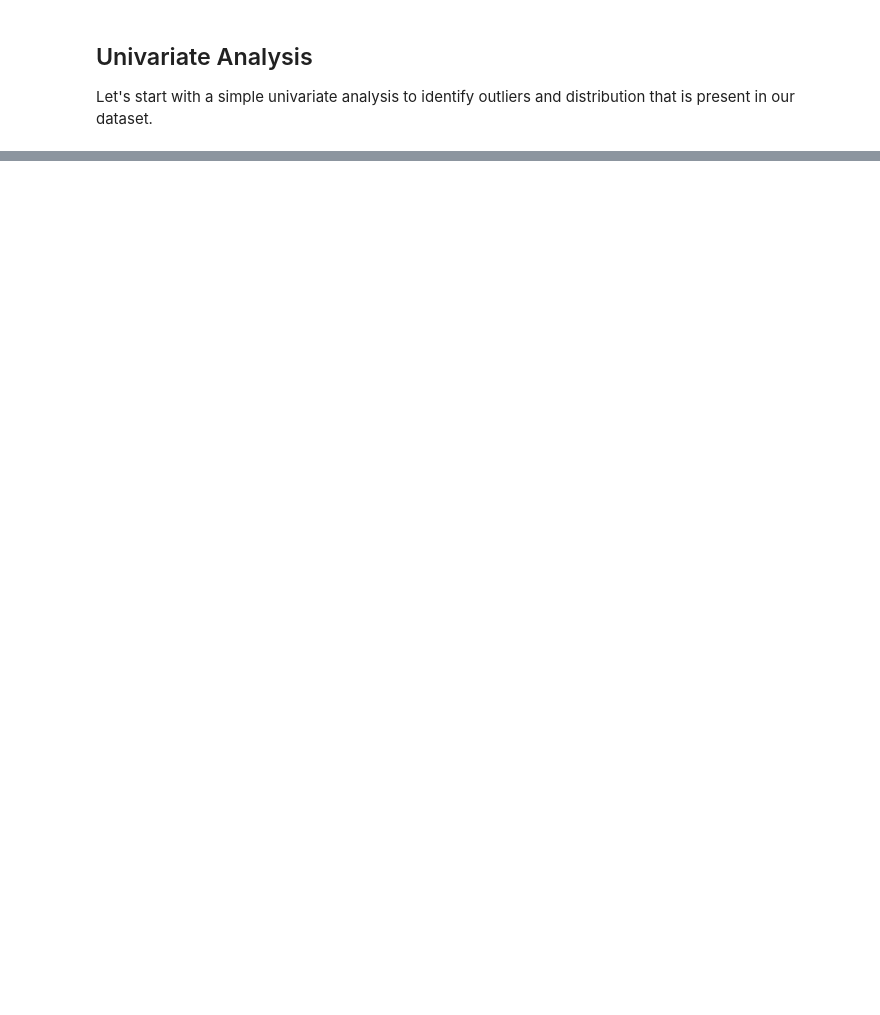
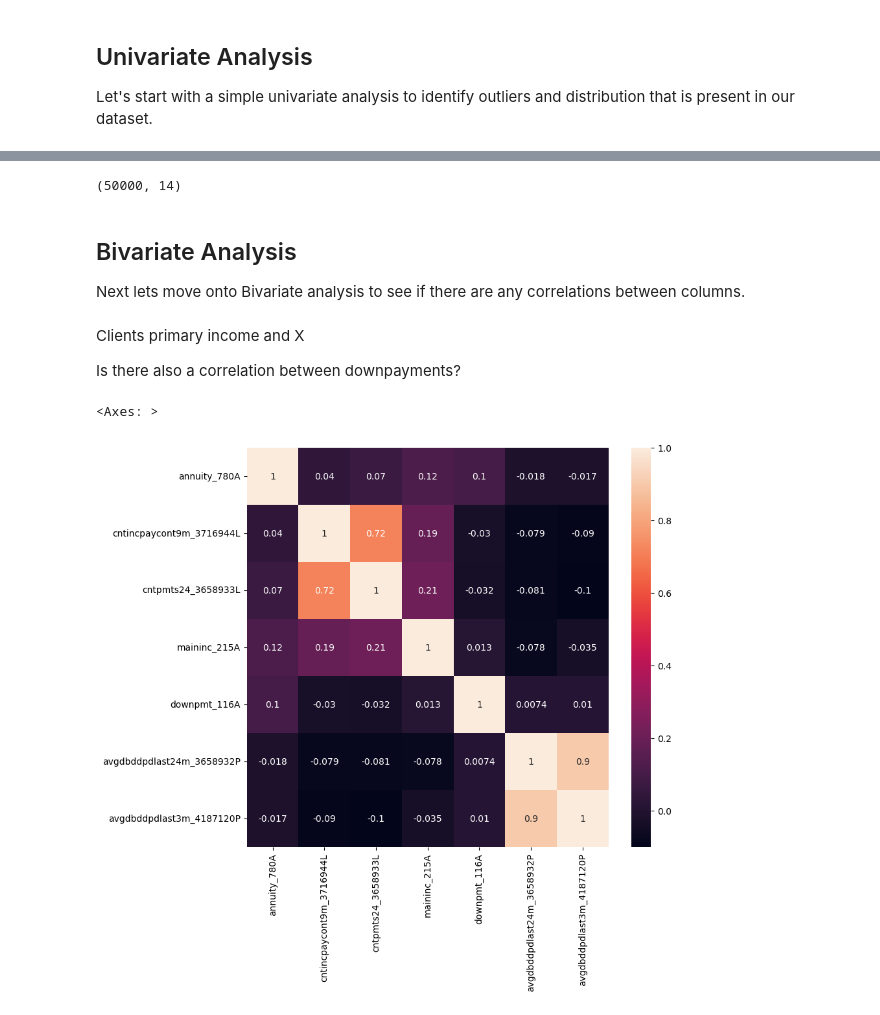
Before and after one commit to JacobTheCoder87/credit-risk-model-stability, a Jupyter notebook: code/01 EDA.ipynb, the cells around one changed output, grey strips where cells are left out. Saved outputs shown, nothing was run; the diff lists cells and outputs as text; code cells hidden in the pictures; blank space fills up the shorter version.

```diff
--- a/code/01 EDA.ipynb
+++ b/code/01 EDA.ipynb
@@ -164,0 +260,25 @@ feature_skewness
+# %%
+sampled_df.drop(axis = 1, columns = ['commnoinclast6m_3546845L'], inplace= True)
+# %%
+sampled_df.shape
+# %% [output]
+(50000, 14)
+# %% [markdown]
+## Bivariate Analysis
+
+Next lets move onto Bivariate analysis to see if there are any correlations between columns.
+# %% [markdown]
+Clients primary income and X
+
+Is there also a correlation between downpayments?
+# %%
+#heatmap for feature correlation evaluation
+
+selected_col = ['annuity_780A', 'cntincpaycont9m_3716944L', 'cntpmts24_3658933L', 'maininc_215A', 'downpmt_116A', 'avgdbddpdlast24m_3658932P', 'avgdbddpdlast3m_4187120P']
+
+plt.figure(figsize=(9,8))
+
+sns.heatmap(sampled_df[selected_col].corr(), annot=True)
+# %% [output]
+<Axes: >
+[figure, added]
```
Also changed, not shown: parts of 20 cells of this notebook.
